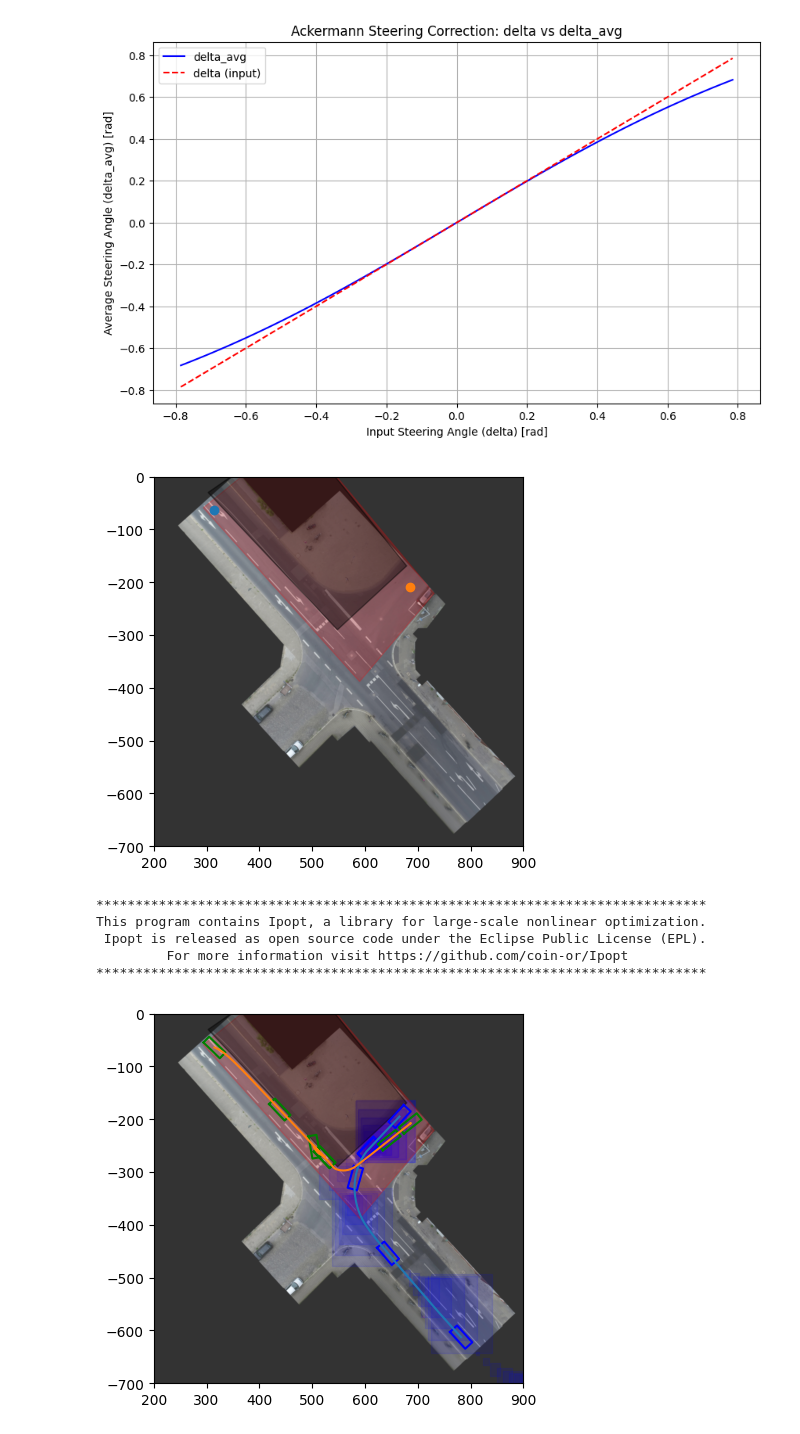
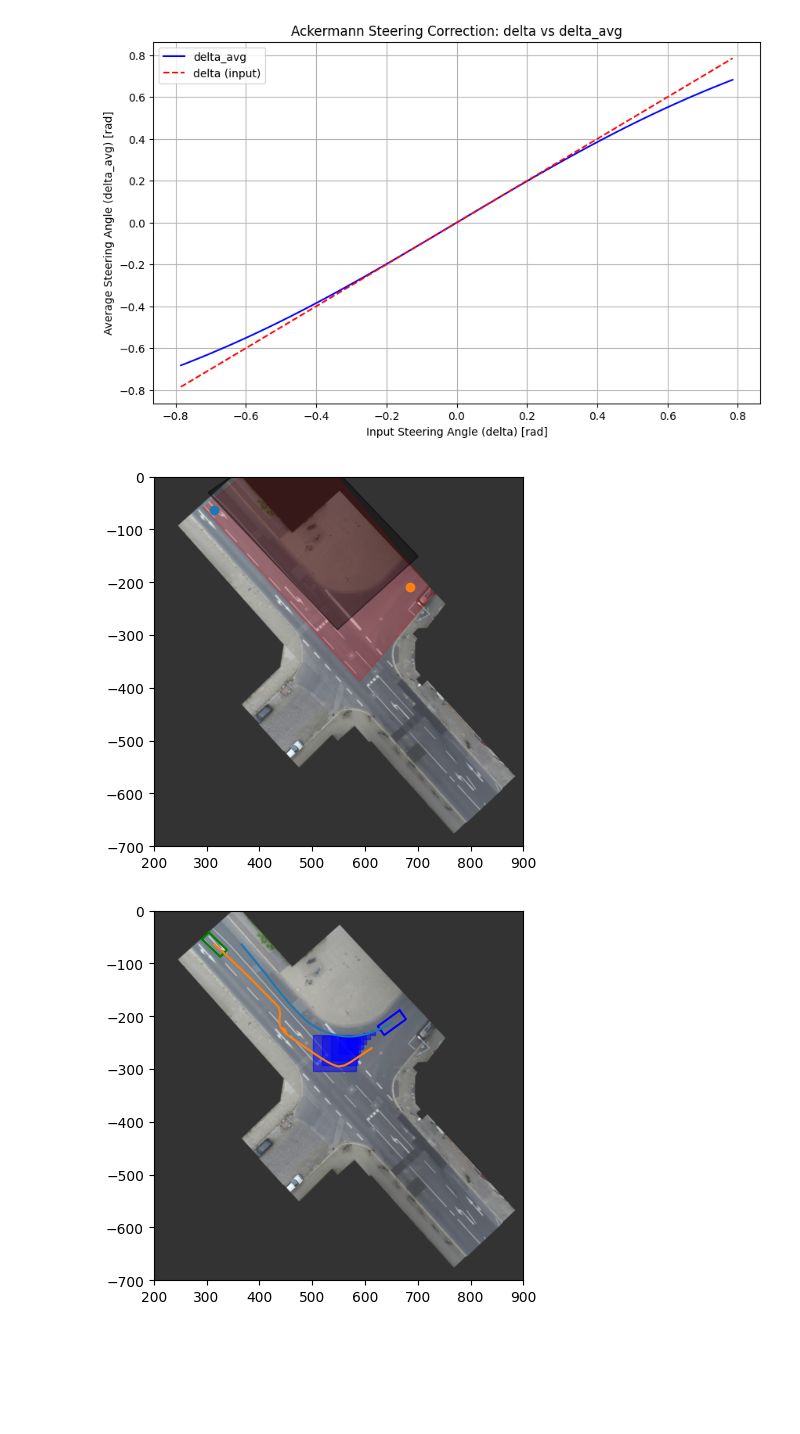
Before and after one commit to QDZHOU/FYP_Intent_Learning, a Jupyter notebook: MPC/inD_MPC.ipynb, the cells around one changed output. Cells and saved outputs as stored; diff of their text form; code cells hidden in the pictures; blank space fills up the shorter version.

Commit message:
fix:velocity mismatch

```diff
--- a/MPC/inD_MPC.ipynb
+++ b/MPC/inD_MPC.ipynb
@@ -8,7 +8,7 @@ from pytope import Polytope
 from matplotlib.animation import FuncAnimation
 # %%
 data_id = "08"
-track_id  = 112
+track_id  = 44
 
 background_filepath = f"../data/{data_id}_background.png"
 recordingMeta_filepath = f"../data/{data_id}_recordingMeta.csv"
@@ -62,7 +62,7 @@ not_road_vertices = [
     np.array([
         [303, -30],
         [548, -290],
-        [679, -169],
+        [701, -151],
         [473, 88]
      ]),
     # np.array([
@@ -535,13 +511,13 @@ plot_delta_vs_delta_avg(l_f, l_r, W)
 Param = {
     "init_acc": acc_vals[:,0].reshape(2,1),
     "N": 10, # Reachability Prediction Length
-    "T": 0.25, # Sampling Interval
+    "T": 0.24, # Sampling Interval
     "radius": 8,
     "num_vertices": 4,
     "l_f": 1.5, # Distance from CoG to Front Axle
-    "l_r": 1.5, # Distance from CoG to Rear Axle
-    "l_veh": 4.2, # length of vehicle
-    "w_veh": 1.5, # width of vehicle
+    "l_r": 1.4, # Distance from CoG to Rear Axle
+    "l_veh": 4.7, # length of vehicle
+    "w_veh": 1.8, # width of vehicle
     "DEV": 5,
     "Q1": 1, # steering wheel angle
     "Q2": 1, # longitudinal jerk
@@ -556,10 +532,10 @@ Param = {
     "b_road": b_road,
     "not_A_road": not_A_road, # list
     "not_b_road": not_b_road, # list
-    "v_low": -0.2,
-    "v_up": 0.9,
-    "acc_low": -0.3,
-    "acc_up": 0.3,
+    "v_low": -1,
+    "v_up": 5,
+    "acc_low": -5,
+    "acc_up": 3,
     "delta_low": -0.7,
     "delta_up": 0.7,
     "RefSpeed": 0,
@@ -581,11 +557,12 @@ ax.set_xlim([x_lim_0,x_lim_1])
 ax.set_ylim([-y_lim_0,-y_lim_1])
 plt.show()
 # %% [output]
-[figure, old version]
+[figure, new version]
 # %%
 #test mpc
+Simulation_time = N_Sam//6
 test_polytope = polytope_estimation_OR(Param)
-State_EV_R     = np.zeros((5, N_Sam+1))
+State_EV_R     = np.zeros((5, Simulation_time+1))
 State_EV_R[:, 0] = x_EV_initial
 X_EV_Planning_R = list( )
 
@@ -596,12 +573,30 @@ half_length_sv = real_to_image*sv_length / 2
 half_width_ev = real_to_image*Param["w_veh"] / 2
 half_length_ev = real_to_image*Param["l_veh"] / 2
 
-for i in range(0,N_Sam):
+#track id
+sv = 44
+
+for i in range(0,Simulation_time):
+    track_time = i*6
+    x_acc = tracks_data[(tracks_data['trackId'] == sv) & (tracks_data['trackLifetime'] == track_time)]['xAcceleration'].to_numpy()
+    y_acc = tracks_data[(tracks_data['trackId'] == sv) & (tracks_data['trackLifetime'] == track_time)]['yAcceleration'].to_numpy()
+    x_center = tracks_data[(tracks_data['trackId'] == sv) & (tracks_data['trackLifetime'] == track_time)]['xCenter'].to_numpy()
+    y_center = tracks_data[(tracks_data['trackId'] == sv) & (tracks_data['trackLifetime'] == track_time)]['yCenter'].to_numpy()
+    x_vel = tracks_data[(tracks_data['trackId'] == sv) & (tracks_data['trackLifetime'] == track_time)]['xVelocity'].to_numpy()
+    y_vel = tracks_data[(tracks_data['trackId'] == sv) & (tracks_data['trackLifetime'] == track_time)]['yVelocity'].to_numpy()
+    yaw = tracks_data[(tracks_data['trackId'] == sv) & (tracks_data['trackLifetime'] == track_time)]['heading'].to_numpy()
+    if x_acc.size == 0:
+        SV_acc = np.zeros((2,1))
+        SV_position = np.zeros((2,1))
+        SV_velocity = np.zeros((2,1))
+        SV_yaw = 0
+    else:
+        SV_acc = np.vstack((x_acc,y_acc))
+        SV_position = np.vstack((x_center,y_center))
+        SV_velocity = np.vstack((x_vel,y_vel))
+        SV_yaw = yaw
     #   U_R: input, trajectory_planning_k: predicted EV, J_R:cost, Occupancy_SV_aug_R:Occupancy
-    U_R, trajectory_planning_k, J_R, Occupancy_SV_aug_R = test_polytope.Return(acc_vals[:,i].reshape(2,1),
-                                                                                        position_vals[:,i].reshape(2,1),
-                                                                                        velocity_vals[:,i].reshape(2,1),
-                                                                                        State_EV_R[:, i])
+    U_R, trajectory_planning_k, J_R, Occupancy_SV_aug_R = test_polytope.Return(SV_acc, SV_position, SV_velocity, State_EV_R[:, i])
     X_EV_Planning_R.append(trajectory_planning_k[0:2,1].reshape(2,1))
     State_EV_R[:, i + 1] = trajectory_planning_k[:, 1]
 
@@ -612,55 +607,50 @@ for i in range(0,N_Sam):
             [half_length_sv, half_width_sv],
             [-half_length_sv, half_width_sv]
         ])
-        rad_yaw_sv = np.radians(yaw[i])
+        rad_yaw_sv = np.radians(SV_yaw.item())
         rotation_matrix_sv = np.array([
                 [np.cos(rad_yaw_sv), -np.sin(rad_yaw_sv)],
                 [np.sin(rad_yaw_sv),  np.cos(rad_yaw_sv)]
             ])
         rotated_corners_sv = corners_sv.reshape(4,2) @ rotation_matrix_sv.T
-        rotated_corners_sv[:, 0] += SV_x[i]*real_to_image
-        rotated_corners_sv[:, 1] += SV_y[i]*real_to_image
+        rotated_corners_sv[:, 0] += SV_position[0]*real_to_image
+        rotated_corners_sv[:, 1] += SV_position[1]*real_to_image
         rotated_corners_sv = np.vstack([rotated_corners_sv, rotated_corners_sv[0]])
         plt.plot(rotated_corners_sv[:, 0], rotated_corners_sv[:, 1], 'b-')
 
         corners_ev = np.array([
             [-half_length_ev, -half_width_ev],
             [half_length_ev, -half_width_ev],
             [half_length_ev, half_width_ev],
             [-half_length_ev, half_width_ev]
         ])
         rad_yaw_ev = trajectory_planning_k[2,1]
         rotation_matrix_ev = np.array([
                 [np.cos(rad_yaw_ev), -np.sin(rad_yaw_ev)],
                 [np.sin(rad_yaw_ev),  np.cos(rad_yaw_ev)]
             ])
         rotated_corners_ev = corners_ev.reshape(4,2) @ rotation_matrix_ev.T
         rotated_corners_ev[:, 0] += State_EV_R[0, i+1]*real_to_image
         rotated_corners_ev[:, 1] += State_EV_R[1, i+1]*real_to_image
         rotated_corners_ev = np.vstack([rotated_corners_ev, rotated_corners_ev[0]])
         plt.plot(rotated_corners_ev[:, 0], rotated_corners_ev[:, 1], 'g-')
 
-        for i in range(10):
+        for i in range(Param["N"]):
             occupancy = Polytope(Occupancy_SV_aug_R[i].A, Occupancy_SV_aug_R[i].b*real_to_image)
-            occupancy.plot(color = 'b', alpha = 0.1)
+            occupancy.plot(color = 'b', alpha = 0.5)
 
-Drive_Area_visual.plot(color = 'r', alpha = 0.2)
-for i in range(len(not_Drive_Area_visual)):
-    not_Drive_Area_visual[i].plot(color = 'black', alpha = 0.4)
+# Drive_Area_visual.plot(color = 'r', alpha = 0.2)
+# for i in range(len(not_Drive_Area_visual)):
+#     not_Drive_Area_visual[i].plot(color = 'black', alpha = 0.4)
 
 plt.imshow(img,alpha = 0.8, extent=[0, img.shape[1], -img.shape[0], 0])
 plt.plot(SV_x*real_to_image, SV_y*real_to_image)
 plt.plot(State_EV_R[0]*real_to_image, State_EV_R[1]*real_to_image)
 ax.set_xlim([x_lim_0,x_lim_1])
 ax.set_ylim([-y_lim_0,-y_lim_1])
 plt.show()
 # %% [output]
-******************************************************************************
-This program contains Ipopt, a library for large-scale nonlinear optimization.
- Ipopt is released as open source code under the Eclipse Public License (EPL).
-         For more information visit https://github.com/coin-or/Ipopt
-******************************************************************************
-[figure, old version]
+[figure, new version]
 # %%
 test_polytope = polytope_estimation_OR(Param)
 fig, ax = plt.subplots()
```
Also changed, not shown: parts of 2 cells of this notebook, 10 other files.
